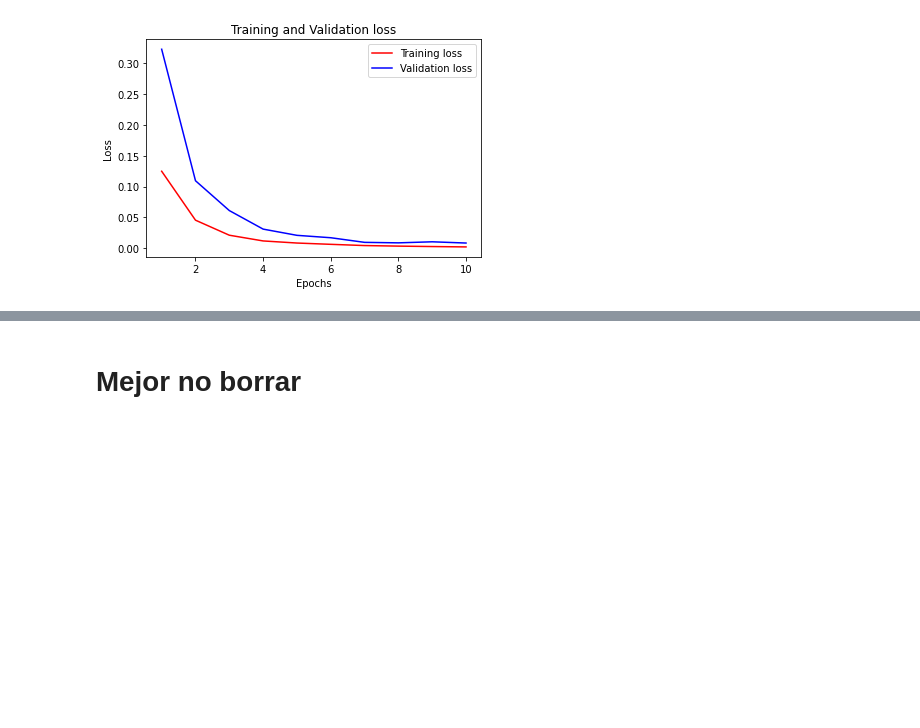
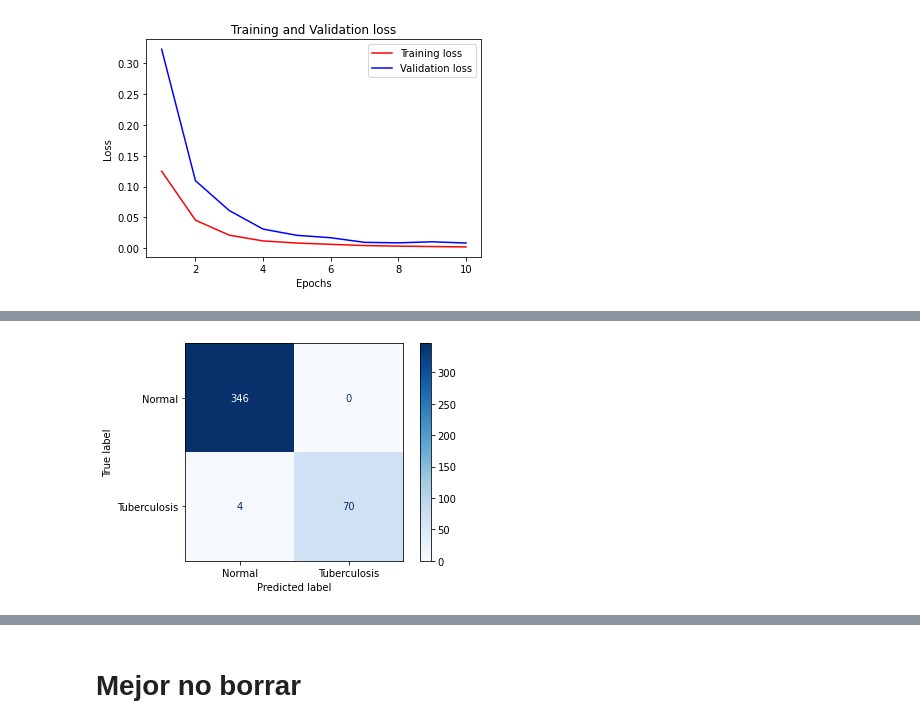
Before and after one commit to AnthonyCrespo/keras_chexnet, a Jupyter notebook: Tuberculosis_Working.ipynb, the cells around one changed output, grey strips where cells are left out. Saved outputs shown, nothing was run; the diff lists cells and outputs as text; code cells hidden in the pictures; blank space fills up the shorter version.

```diff
--- a/Tuberculosis_Working.ipynb
+++ b/Tuberculosis_Working.ipynb
@@ -389,0 +672,12 @@ Epoch 7/10
+# %%
+labels = ["Normal","Tuberculosis"]
+
+cm = confusion_matrix(np.argmax(y, axis=1), np.argmax(y_hat, axis=1))
+
+disp = ConfusionMatrixDisplay(confusion_matrix=cm, display_labels=labels)
+
+disp.plot(cmap=plt.cm.Blues)
+plt.savefig('line_plot.pdf')
+plt.show()
+# %% [output]
+[figure, added]
```
Also changed, not shown: parts of 12 cells of this notebook.
